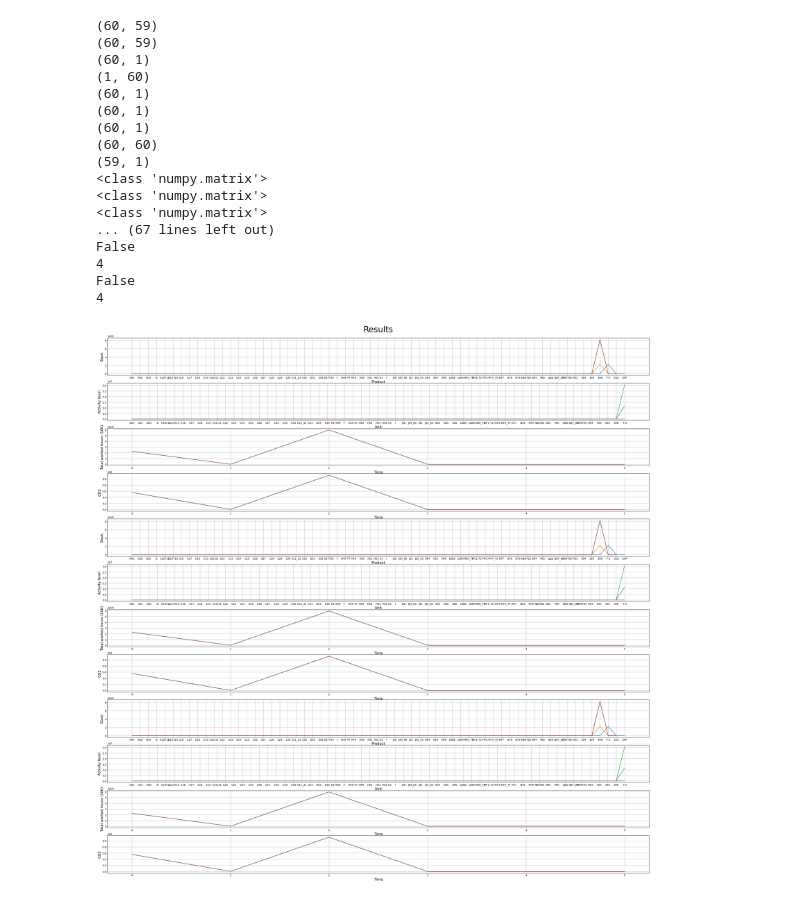
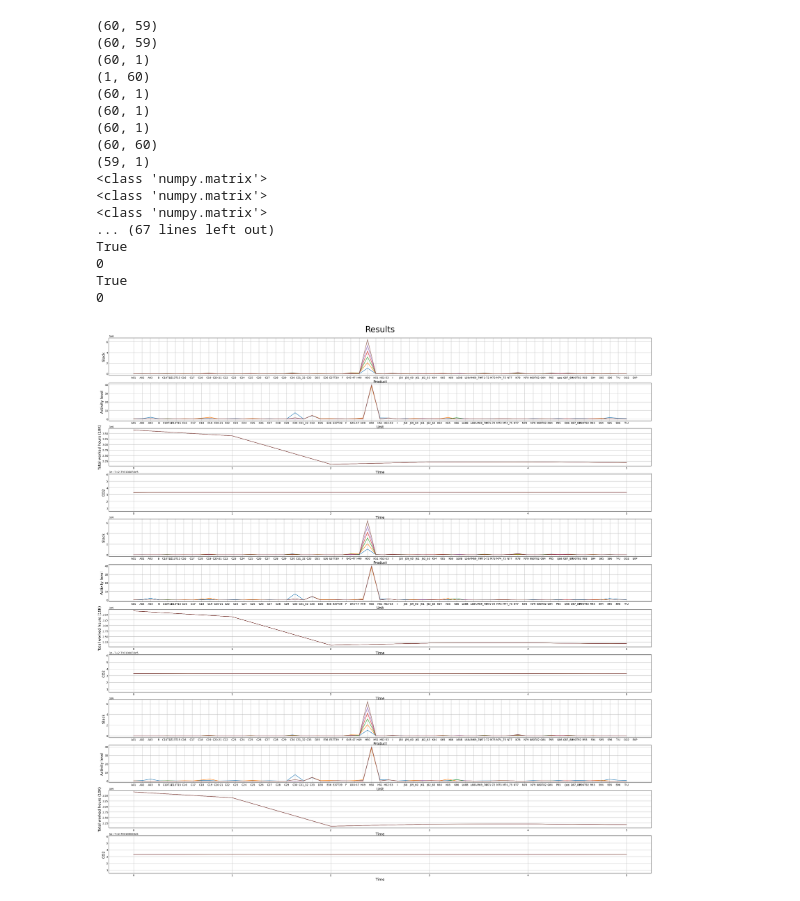
Before and after one commit to lokehagberg/rhp, a Jupyter notebook: simulations/Sweden/2016.ipynb, the cells around one changed output. Drawn from its saved outputs; the diff is of its cells as text; code cells hidden in the pictures.

```diff
--- a/simulations/Sweden/2016.ipynb
+++ b/simulations/Sweden/2016.ipynb
@@ -101,7 +101,7 @@ sector_with_all_outputs_input.append('CO2')
 sector_with_all_outputs_and_EXP = deepcopy(sector_with_all_outputs_input)
 sector_with_all_outputs_and_EXP.append('EXP')
 
-export_constraint = True
+export_constraint = False
 
 #Plan
 plan_outcome = plan(time_steps=time_steps, planning_horizon=planning_horizon, primary_resource_list=primary_resource_list,
@@ -174,35 +174,35 @@ for i in range(time_steps):
     # ax.set_xlabel('Product', fontsize=14)
     # ax.set_ylabel(labels[3], fontsize=14)
     # ax.set_xticks(range(supply_use_list[i].shape[1]), sector_name_input)
     # for j in range(planning_horizon):
     #     x = np.array_split(result_list[i], planning_horizon)
     #     ax.plot(range(x[j].shape[0]), worked_hours_per_sector)
 
     # ax = fig.add_subplot(gs[i * number_of_graphs + 6, 0])
     # ax.set_xlabel('Product', fontsize=14)
     # ax.set_ylabel(labels[2], fontsize=14)
     # ax.set_xticks(range(len(sector_with_all_outputs_and_EXP)), sector_with_all_outputs_and_EXP)
     # for j in range(planning_horizon):
     #     l = np.array_split(lagrange_list[i], planning_horizon)
     #     ax.plot(range(l[j].shape[0]), l[j])
 
 plt.show()
 # %% [output]
 (60, 59)
 (60, 59)
 (60, 1)
 (1, 60)
 (60, 1)
 (60, 1)
 (60, 1)
 (60, 60)
 (59, 1)
 <class 'numpy.matrix'>
 <class 'numpy.matrix'>
 <class 'numpy.matrix'>
 ... (67 lines left out)
-False
-4
-False
-4
+True
+0
+True
+0
-[figure, old version]
+[figure, new version]
```
Also changed, not shown: 1 other file.
